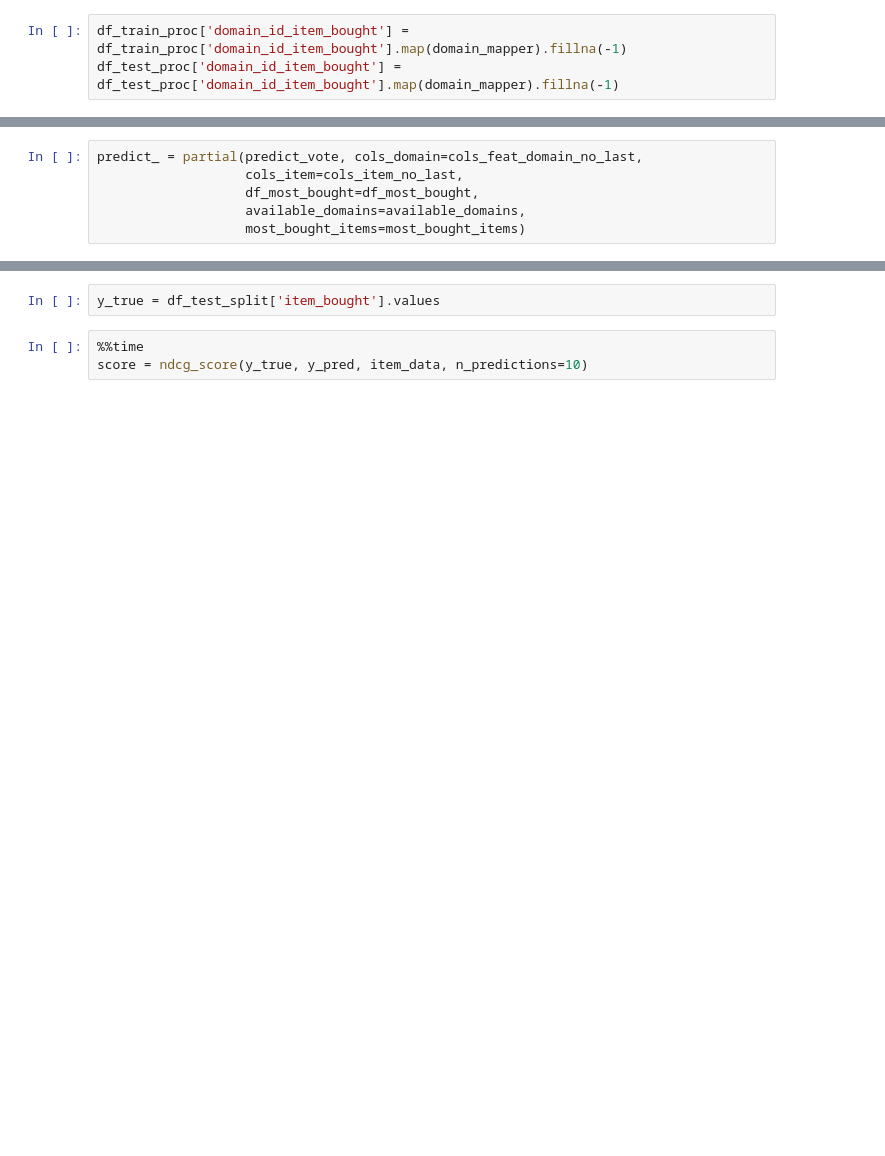
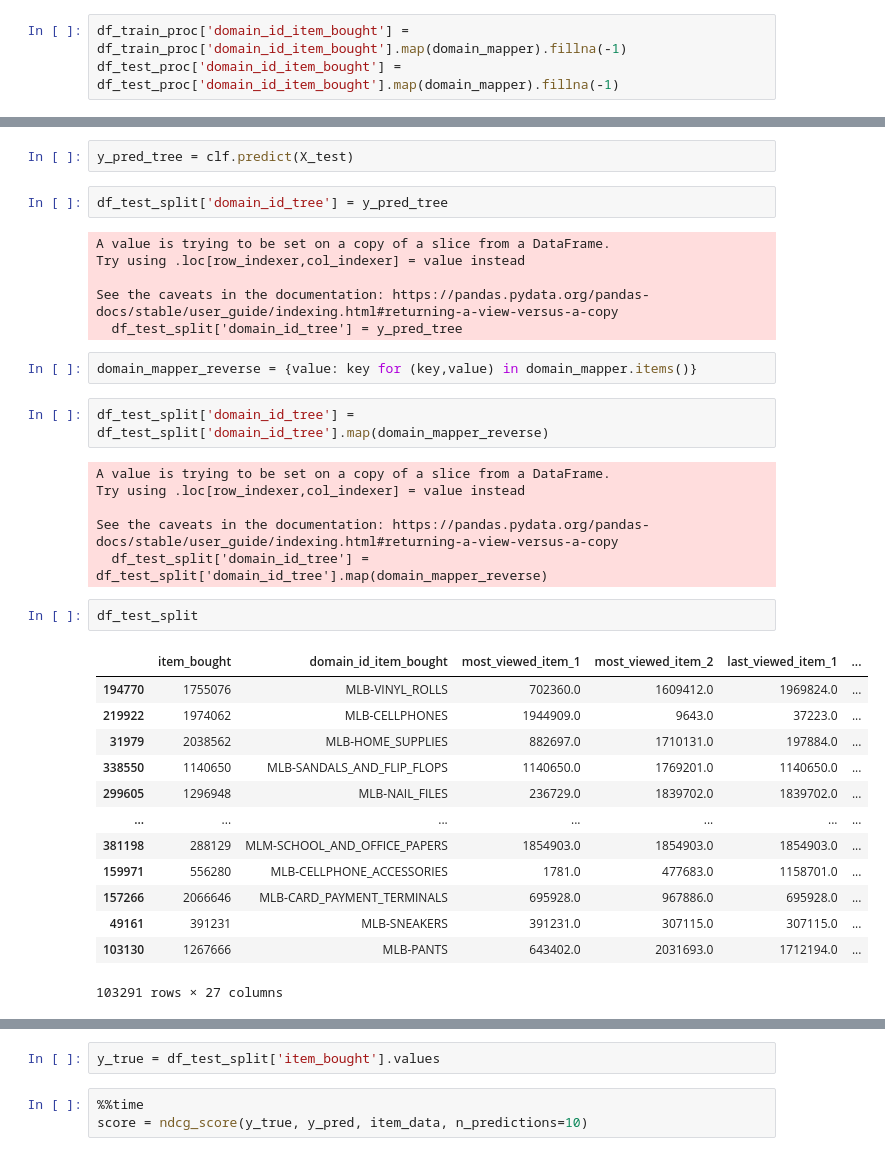
Before and after one commit to atgmello/ml-challenge-2020, a Jupyter notebook: notebooks/0.5-model-exploration.ipynb, the cells around one changed output, grey strips where cells are left out. Drawn from its saved outputs; the diff is of its cells as text; blank space fills up the shorter version.

```diff
--- a/notebooks/0.5-model-exploration.ipynb
+++ b/notebooks/0.5-model-exploration.ipynb
@@ -780,6 +781,36 @@ clf.pred
-# %%
-predict_ = partial(predict_vote, cols_domain=cols_feat_domain_no_last,
-                   cols_item=cols_item_no_last,
-                   df_most_bought=df_most_bought,
-                   available_domains=available_domains,
-                   most_bought_items=most_bought_items)
+# %%
+y_pred_tree = clf.predict(X_test)
+# %%
+df_test_split['domain_id_tree'] = y_pred_tree
+# %% [output]
+A value is trying to be set on a copy of a slice from a DataFrame.
+Try using .loc[row_indexer,col_indexer] = value instead
+
+See the caveats in the documentation: https://pandas.pydata.org/pandas-docs/stable/user_guide/indexing.html#returning-a-view-versus-a-copy
+  df_test_split['domain_id_tree'] = y_pred_tree
+# %%
+domain_mapper_reverse = {value: key for (key,value) in domain_mapper.items()}
+# %%
+df_test_split['domain_id_tree'] = df_test_split['domain_id_tree'].map(domain_mapper_reverse)
+# %% [output]
+A value is trying to be set on a copy of a slice from a DataFrame.
+Try using .loc[row_indexer,col_indexer] = value instead
+
+See the caveats in the documentation: https://pandas.pydata.org/pandas-docs/stable/user_guide/indexing.html#returning-a-view-versus-a-copy
+  df_test_split['domain_id_tree'] = df_test_split['domain_id_tree'].map(domain_mapper_reverse)
+# %%
+df_test_split
+# %% [output]
+|  | item_bought | domain_id_item_bought | most_viewed_item_1 | most_viewed_item_2 | last_viewed_item_1 | ... |
+| 194770 | 1755076 | MLB-VINYL_ROLLS | 702360.0 | 1609412.0 | 1969824.0 | ... |
+| 219922 | 1974062 | MLB-CELLPHONES | 1944909.0 | 9643.0 | 37223.0 | ... |
+| 31979 | 2038562 | MLB-HOME_SUPPLIES | 882697.0 | 1710131.0 | 197884.0 | ... |
+| 338550 | 1140650 | MLB-SANDALS_AND_FLIP_FLOPS | 1140650.0 | 1769201.0 | 1140650.0 | ... |
+| 299605 | 1296948 | MLB-NAIL_FILES | 236729.0 | 1839702.0 | 1839702.0 | ... |
+| ... | ... | ... | ... | ... | ... | ... |
+| 381198 | 288129 | MLM-SCHOOL_AND_OFFICE_PAPERS | 1854903.0 | 1854903.0 | 1854903.0 | ... |
+| 159971 | 556280 | MLB-CELLPHONE_ACCESSORIES | 1781.0 | 477683.0 | 1158701.0 | ... |
+| 157266 | 2066646 | MLB-CARD_PAYMENT_TERMINALS | 695928.0 | 967886.0 | 695928.0 | ... |
+| 49161 | 391231 | MLB-SNEAKERS | 391231.0 | 307115.0 | 307115.0 | ... |
+| 103130 | 1267666 | MLB-PANTS | 643402.0 | 2031693.0 | 1712194.0 | ... |
+103291 rows × 27 columns
```
Also changed, not shown: parts of 60 cells of this notebook.
